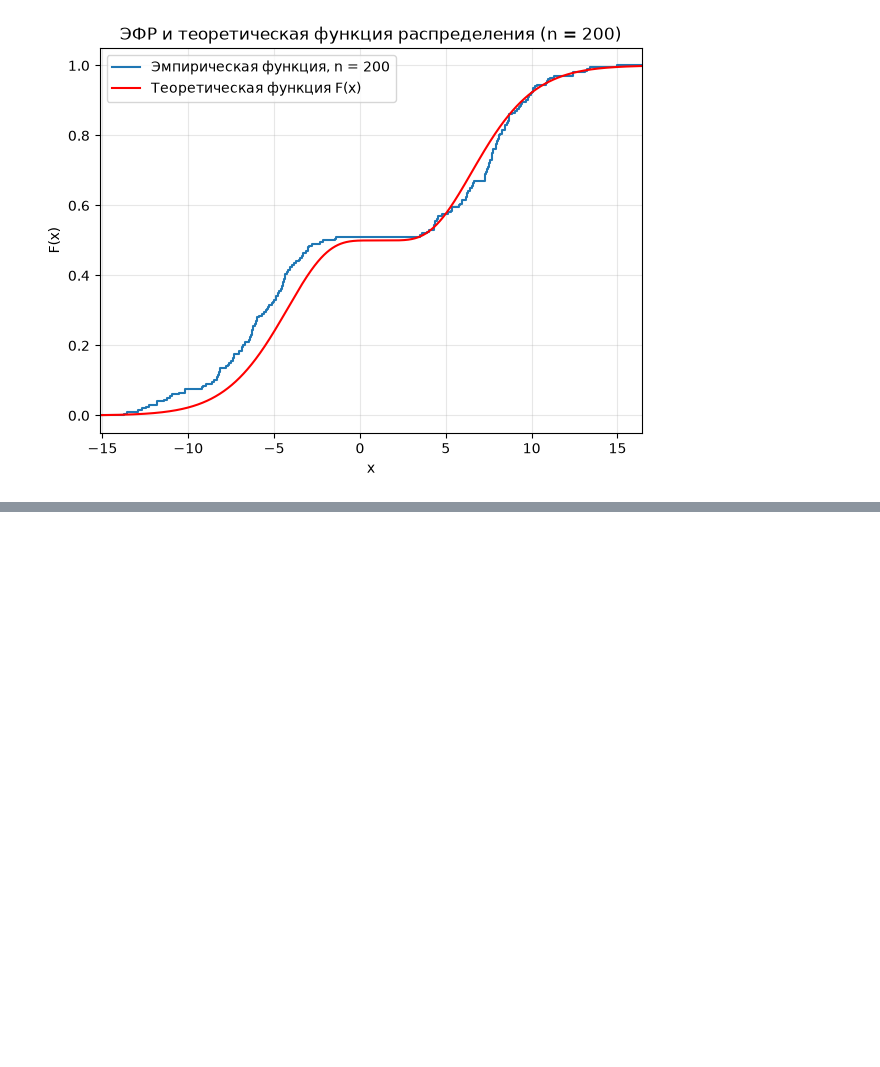
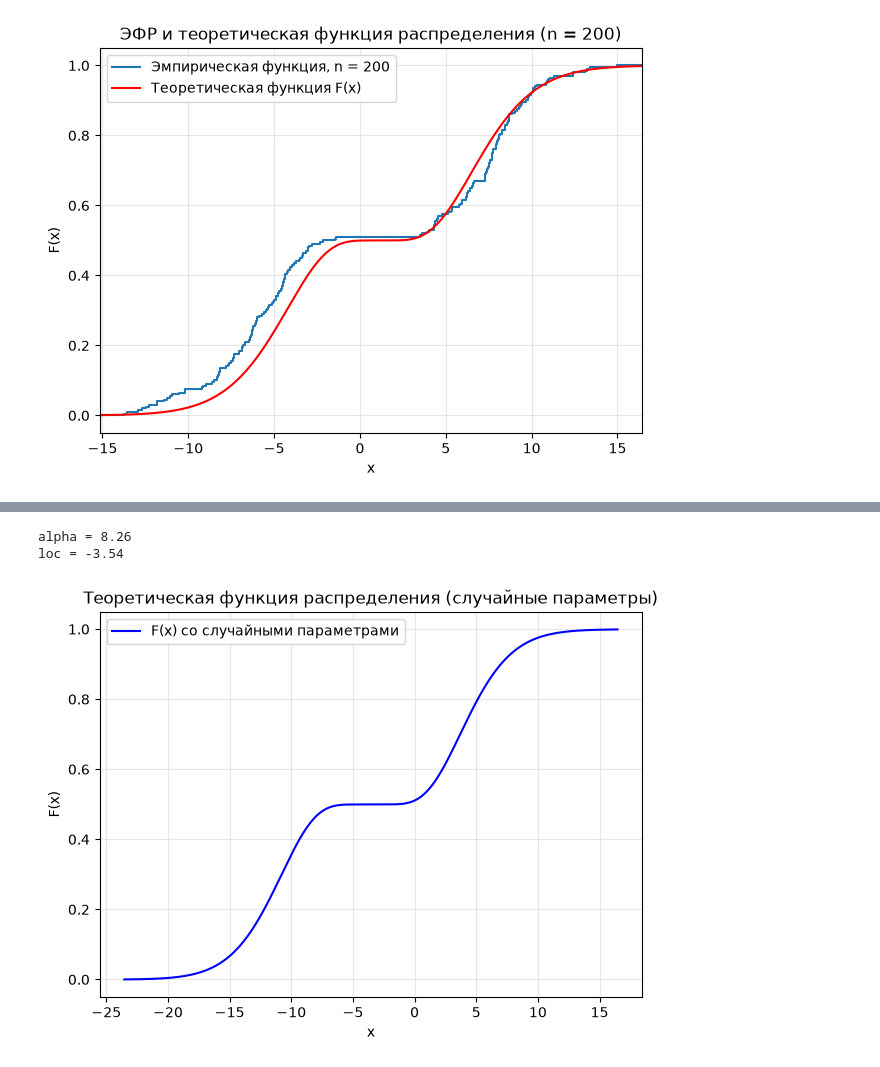
Before and after one commit to ekovbtw/Polytech, a Jupyter notebook: Учеба 4 семестр/Теория вероятности/Курсовая работа/Отчет, Код/code.ipynb, the cells around one changed output, grey strips where cells are left out. Cells and saved outputs as stored; diff of their text form; code cells hidden in the pictures; blank space fills up the shorter version.

```diff
--- a/Учеба 4 семестр/Теория вероятности/Курсовая работа/Отчет, Код/code.ipynb
+++ b/Учеба 4 семестр/Теория вероятности/Курсовая работа/Отчет, Код/code.ipynb
@@ -274,0 +271,24 @@ for size, sample in subsamples_hist:
+# %%
+alpha_random = round(random.uniform(1, 10), 2)
+loc_random = round(random.uniform(-5, 5), 2)
+
+print("alpha =", alpha_random)
+print("loc =", loc_random)
+
+x_left = loc_random - 20
+x_right = loc_random + 20
+
+x_curve, y_curve = dgamma_cdf_grid(alpha_random, loc_random, x_left, x_right, 0.01)
+
+plt.figure(figsize=(7, 5))
+plt.plot(x_curve, y_curve, color='blue', label='F(x) со случайными параметрами')
+plt.title('Теоретическая функция распределения (случайные параметры)')
+plt.xlabel('x')
+plt.ylabel('F(x)')
+plt.legend()
+plt.grid(True, alpha=0.3)
+plt.show()
+# %% [output]
+alpha = 8.26
+loc = -3.54
+[figure, added]
```
Also changed, not shown: parts of 7 cells of this notebook, 1 other file.
